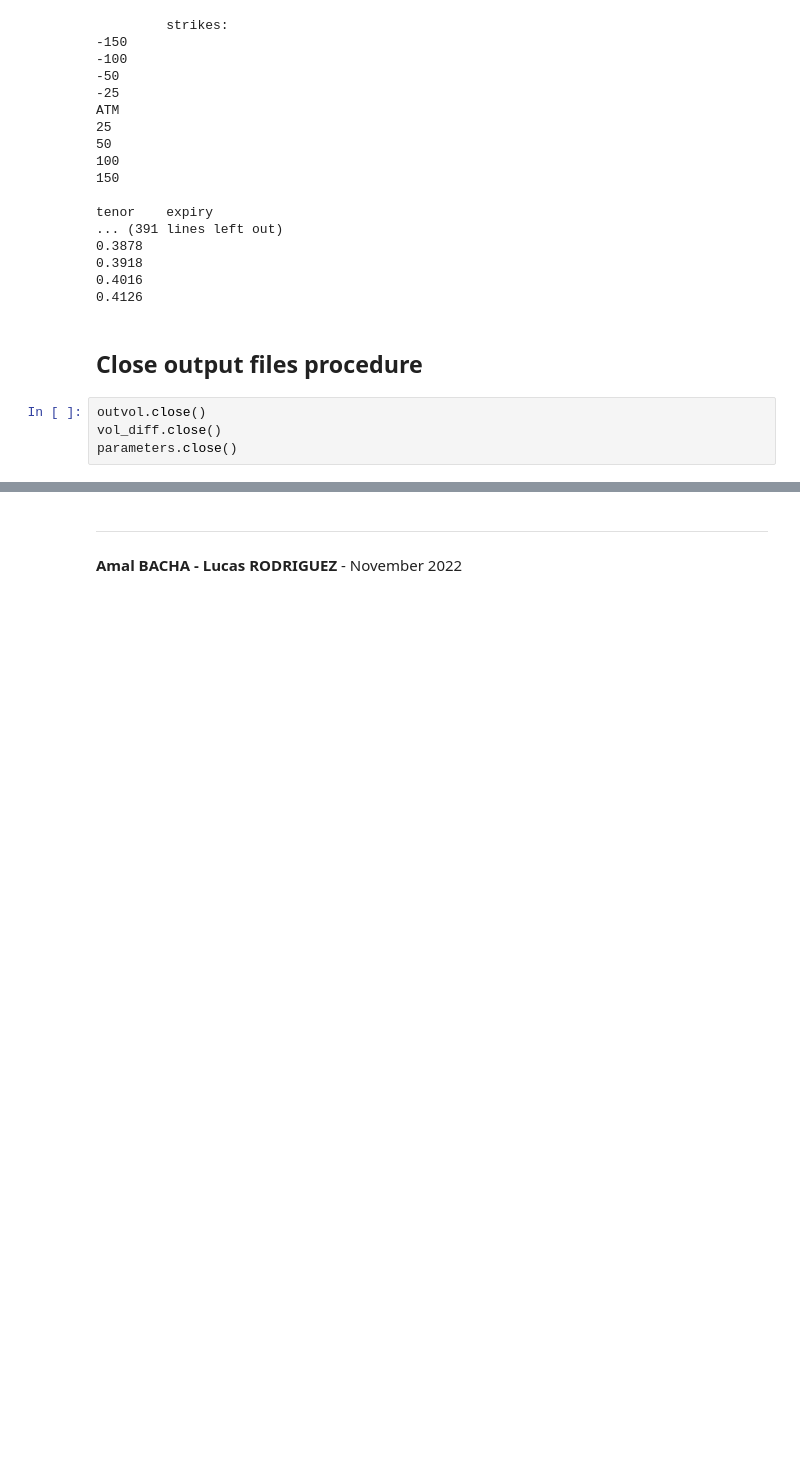
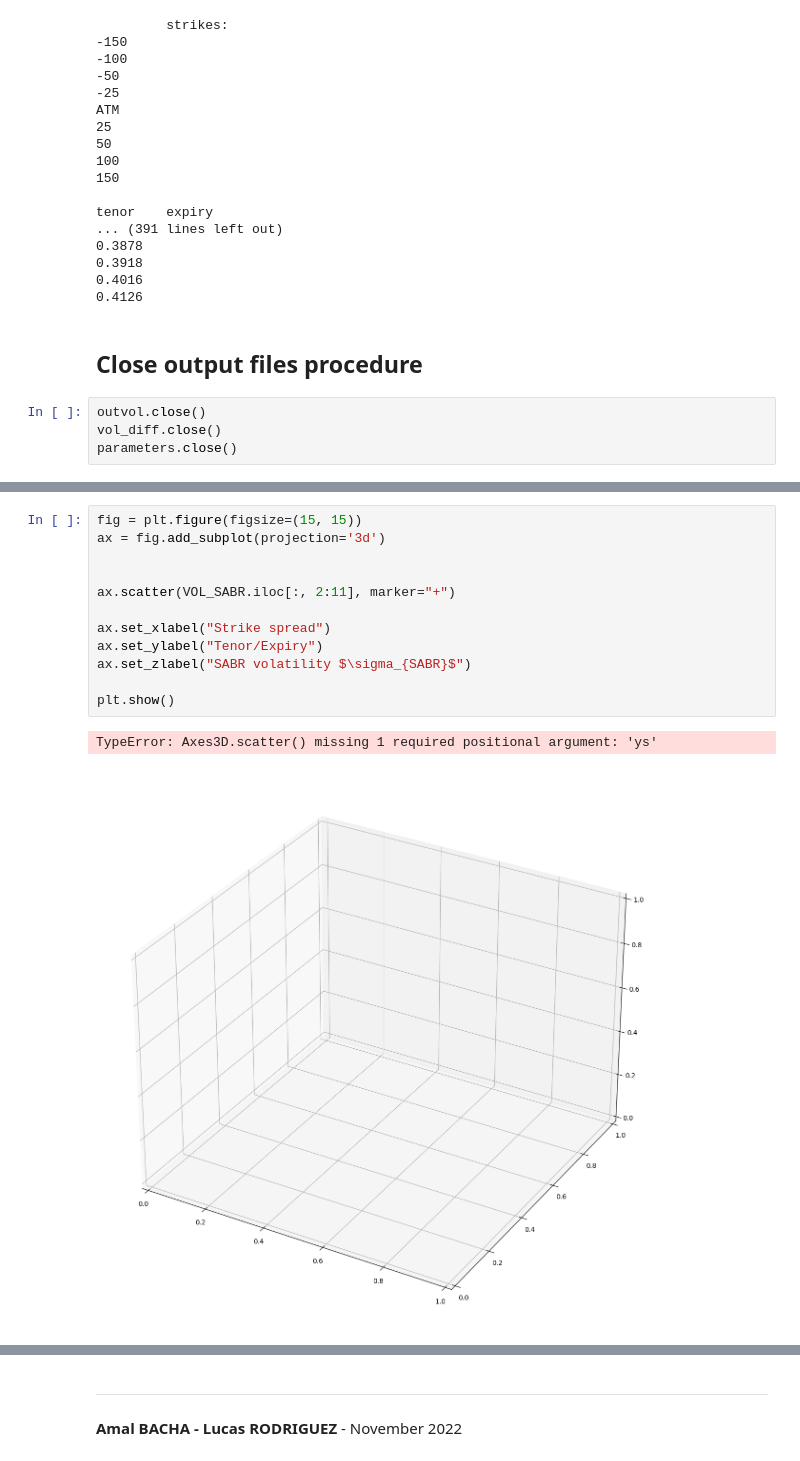
Before and after one commit to lcsrodriguez/SABR_Volatility-Rates, a Jupyter notebook: main.ipynb, the cells around one changed output, grey strips where cells are left out. Drawn from its saved outputs; the diff is of its cells as text; blank space fills up the shorter version.

```diff
--- a/main.ipynb
+++ b/main.ipynb
@@ -392,0 +451,15 @@ _ = plt.xticks(INDEX_RANGE, INDEX_LABELS)
+# %%
+fig = plt.figure(figsize=(15, 15))
+ax = fig.add_subplot(projection='3d')
+
+
+ax.scatter(VOL_SABR.iloc[:, 2:11], marker="+")
+
+ax.set_xlabel("Strike spread")
+ax.set_ylabel("Tenor/Expiry")
+ax.set_zlabel("SABR volatility $\sigma_{SABR}$")
+
+plt.show()
+# %% [output]
+TypeError: Axes3D.scatter() missing 1 required positional argument: 'ys'
+[figure, added]
```
Also changed, not shown: parts of 27 cells of this notebook, 1 other file.
